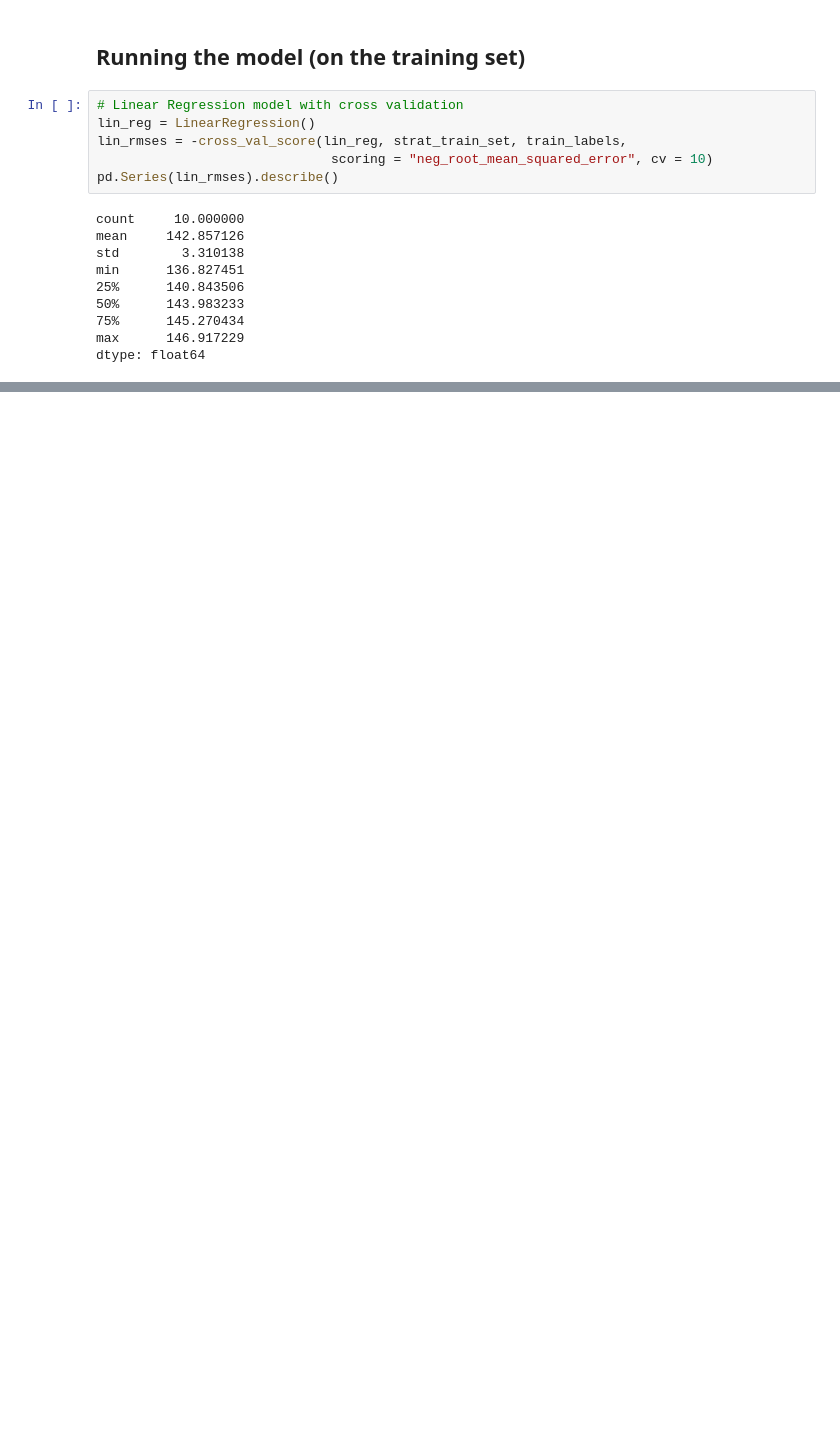
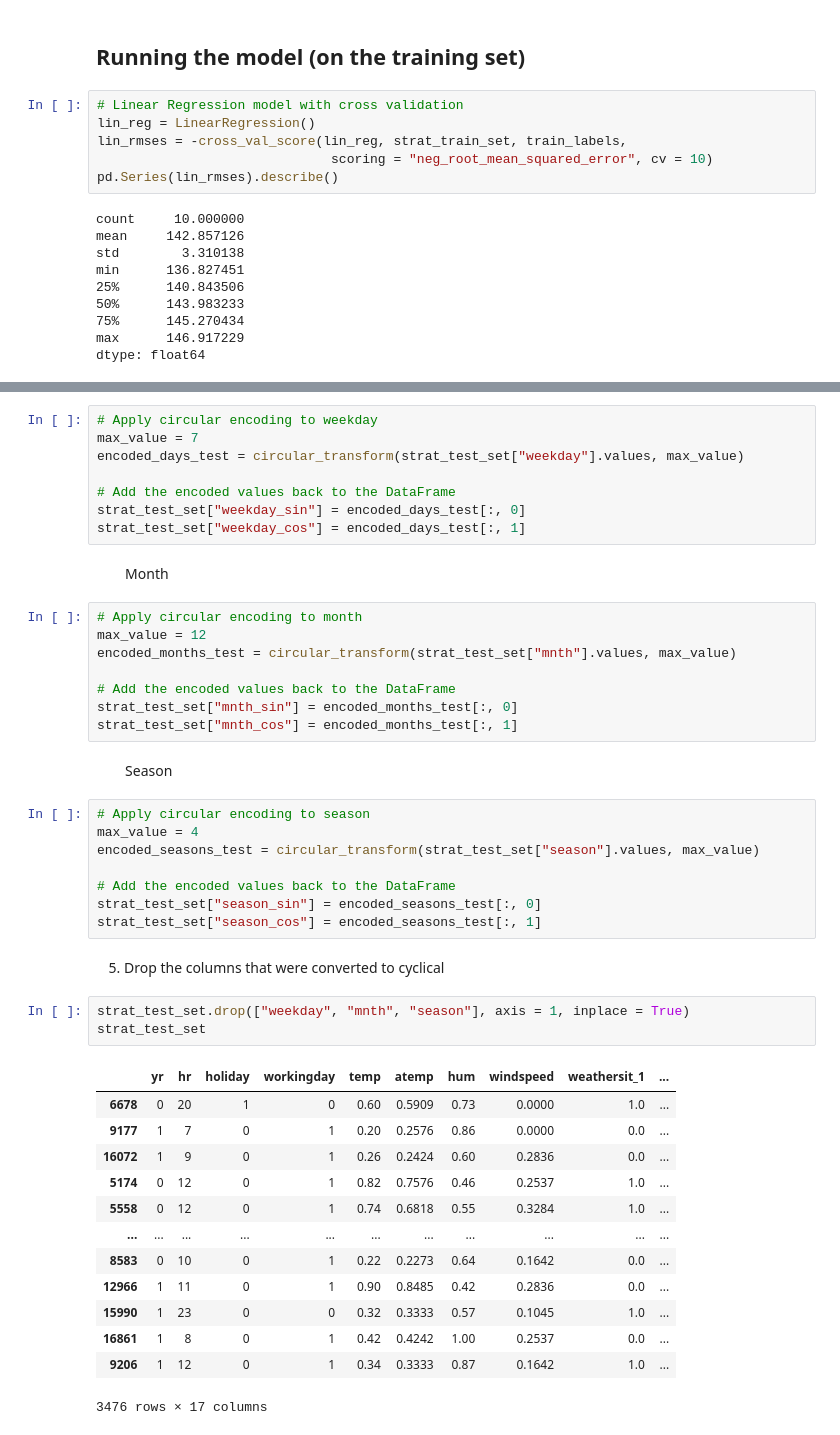
Before and after one commit to maddyBrown19/audomadic-regressor, a Jupyter notebook: audomadic.ipynb, the cells around one changed output, grey strips where cells are left out. Saved outputs shown, nothing was run; the diff lists cells and outputs as text; blank space fills up the shorter version.

```diff
--- a/audomadic.ipynb
+++ b/audomadic.ipynb
@@ -378,0 +431,47 @@ dtype: float64
+# %%
+# Apply circular encoding to weekday
+max_value = 7
+encoded_days_test = circular_transform(strat_test_set["weekday"].values, max_value)
+
+# Add the encoded values back to the DataFrame
+strat_test_set["weekday_sin"] = encoded_days_test[:, 0]
+strat_test_set["weekday_cos"] = encoded_days_test[:, 1]
+# %% [markdown]
+&nbsp; &nbsp; &nbsp; &nbsp; Month
+# %%
+# Apply circular encoding to month
+max_value = 12
+encoded_months_test = circular_transform(strat_test_set["mnth"].values, max_value)
+
+# Add the encoded values back to the DataFrame
+strat_test_set["mnth_sin"] = encoded_months_test[:, 0]
+strat_test_set["mnth_cos"] = encoded_months_test[:, 1]
+# %% [markdown]
+&nbsp; &nbsp; &nbsp; &nbsp; Season
+# %%
+# Apply circular encoding to season
+max_value = 4
+encoded_seasons_test = circular_transform(strat_test_set["season"].values, max_value)
+
+# Add the encoded values back to the DataFrame
+strat_test_set["season_sin"] = encoded_seasons_test[:, 0]
+strat_test_set["season_cos"] = encoded_seasons_test[:, 1]
+# %% [markdown]
+5. Drop the columns that were converted to cyclical
+# %%
+strat_test_set.drop(["weekday", "mnth", "season"], axis = 1, inplace = True)
+strat_test_set
+# %% [output]
+|  | yr | hr | holiday | workingday | temp | atemp | hum | windspeed | weathersit_1 | ... |
+| 6678 | 0 | 20 | 1 | 0 | 0.60 | 0.5909 | 0.73 | 0.0000 | 1.0 | ... |
+| 9177 | 1 | 7 | 0 | 1 | 0.20 | 0.2576 | 0.86 | 0.0000 | 0.0 | ... |
+| 16072 | 1 | 9 | 0 | 1 | 0.26 | 0.2424 | 0.60 | 0.2836 | 0.0 | ... |
+| 5174 | 0 | 12 | 0 | 1 | 0.82 | 0.7576 | 0.46 | 0.2537 | 1.0 | ... |
+| 5558 | 0 | 12 | 0 | 1 | 0.74 | 0.6818 | 0.55 | 0.3284 | 1.0 | ... |
+| ... | ... | ... | ... | ... | ... | ... | ... | ... | ... | ... |
+| 8583 | 0 | 10 | 0 | 1 | 0.22 | 0.2273 | 0.64 | 0.1642 | 0.0 | ... |
+| 12966 | 1 | 11 | 0 | 1 | 0.90 | 0.8485 | 0.42 | 0.2836 | 0.0 | ... |
+| 15990 | 1 | 23 | 0 | 0 | 0.32 | 0.3333 | 0.57 | 0.1045 | 1.0 | ... |
+| 16861 | 1 | 8 | 0 | 1 | 0.42 | 0.4242 | 1.00 | 0.2537 | 0.0 | ... |
+| 9206 | 1 | 12 | 0 | 1 | 0.34 | 0.3333 | 0.87 | 0.1642 | 1.0 | ... |
+3476 rows × 17 columns
```
Also changed, not shown: parts of 11 cells of this notebook.
